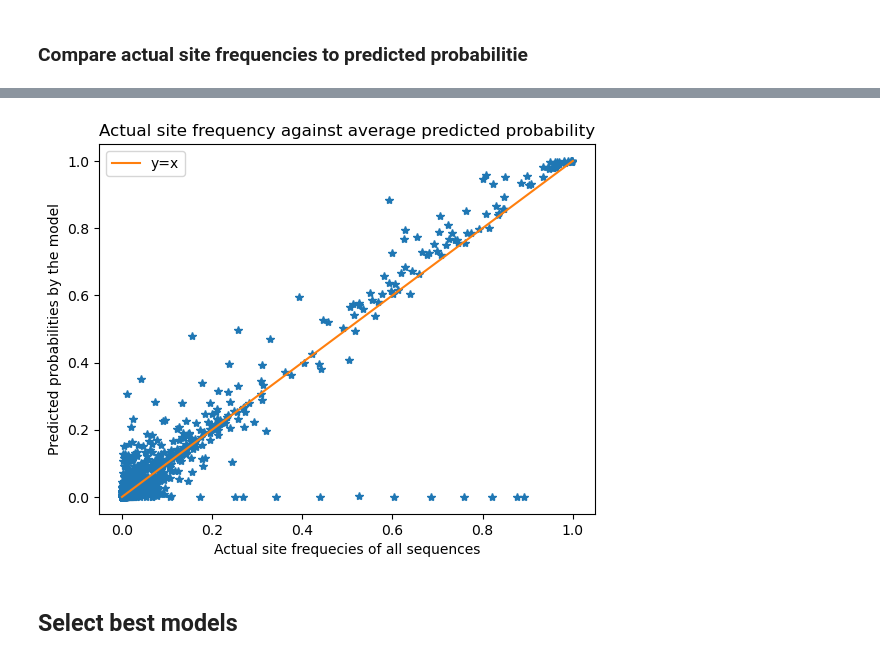
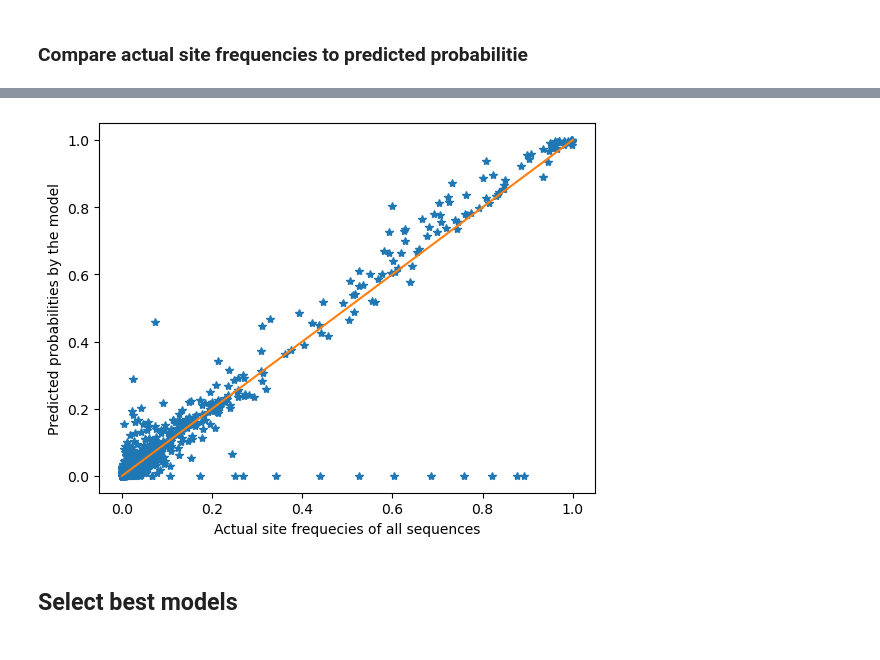
Before and after one commit to XTM233/UROP-2023, a Jupyter notebook: results_discussion.ipynb, the cells around one changed output, grey strips where cells are left out. Cells and saved outputs as stored; diff of their text form; code cells hidden in the pictures.

```diff
--- a/results_discussion.ipynb
+++ b/results_discussion.ipynb
@@ -267,5 +263,0 @@ To check whether a model produces reasonable results, we may start by checking i
-# %%
-# pick an arbitary model
-model_dir = "./backup_model/02-01-00" # NOTE make filepath consistent
-model = RobertaForMaskedLM.from_pretrained(model_dir)
-probs = extract_prob(model=model)
@@ -289,0 +264,12 @@ probs = extract_prob(model=model)
+# %%
+# TODO run this cell on HPC
+prob_dict = {}
+for d in os.listdir("./backup_model/"):
+    model_dir = "./backup_model/"+d
+    model_set = d.split("-")
+    n_layer = int(model_set[0])
+    n_head = int(model_set[1])
+    rand_ind = int(model_set[2])
+    model = RobertaForMaskedLM.from_pretrained(model_dir)
+    probs = extract_prob(model=model)
+    prob_dict[(n_head,n_layer,rand_ind)] = probs
@@ -289,0 +299,3 @@ probs = extract_prob(model=model)
+# %%
+for i,key in enumerate(prob_dict):
+    print(key)
@@ -322,6 +352,6 @@ for site in range(128):
         token = tokens[i]
         site_freq[site,token] = counts[i]/N
 # %%
-probs = extract_prob(model=RobertaForMaskedLM.from_pretrained("./model-4-6-1"))
+probs=prob_dict[(3, 3, 4)]
 probs = np.array(probs)
 pred_prob_ave = np.mean(probs, axis=0)[1:-1,:]
@@ -349,13 +361,11 @@ y_arr = np.reshape(pred_prob_ave,-1)
 # %%
 plt.plot(x_arr,y_arr,"*")
 plt.xlabel("Actual site frequecies of all sequences")
 plt.ylabel("Predicted probabilities by the model")
-plt.plot(np.linspace(0,1), np.linspace(0,1), label="y=x")
-plt.title("Actual site frequency against average predicted probability")
-plt.legend()
+plt.plot(np.linspace(0,1), np.linspace(0,1))
 plt.show()
 # %% [output]
-[figure, old version]
+[figure, new version]
 # %% [markdown]
 ## Select best models
 # %%
```
Also changed, not shown: parts of 79 cells of this notebook, 32 other files.
